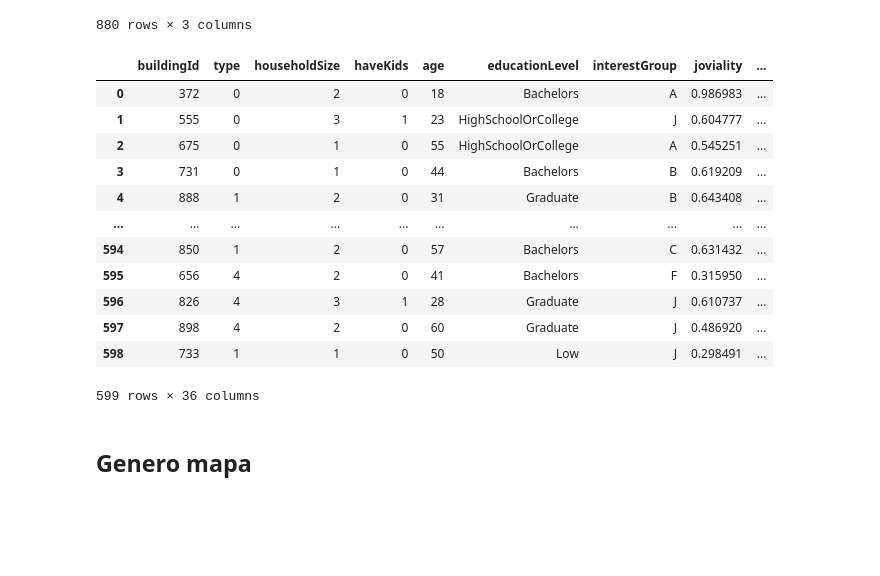
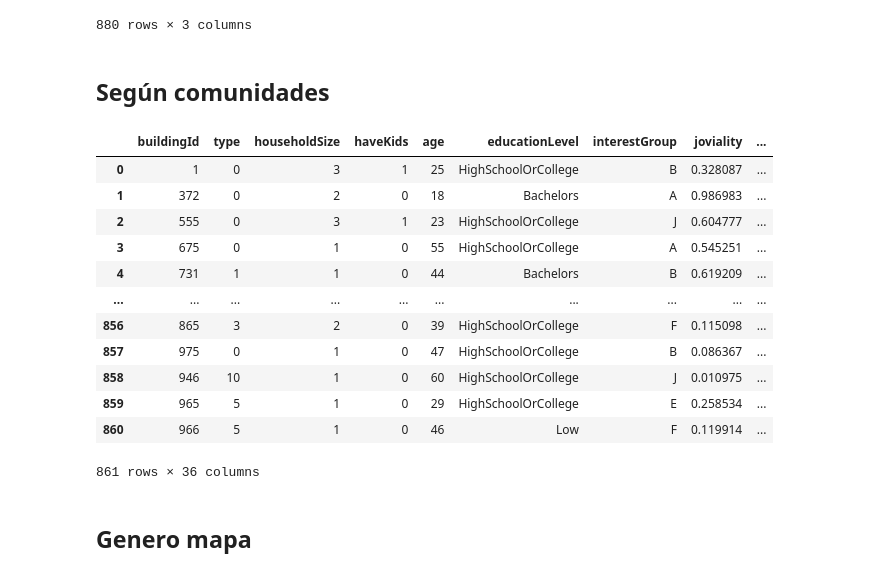
Before and after one commit to ffelicioni/tp_infoviz, a Jupyter notebook: Mapas_Vast_challenge.ipynb, the cells around one changed output. Cells and saved outputs as stored; diff of their text form; code cells hidden in the pictures; blank space fills up the shorter version.

```diff
--- a/Mapas_Vast_challenge.ipynb
+++ b/Mapas_Vast_challenge.ipynb
@@ -403,28 +403,30 @@ df_join3
 | 1009 | 1009 | Nivel1 | POINT (-2366.8125352782386 4880.7... |
 | 1010 | 1010 | Nivel1 | POINT (-2114.6474042009013 2602.8... |
 880 rows × 3 columns
+# %% [markdown]
+## Según comunidades
 # %%
-df_comunidades=pd.read_csv(path+"/Journals/comunidades_com_w.csv")
+df_comunidades=pd.read_csv(path+"/Journals/comunidades_com.csv")
 df_join4=pd.merge(df_comunidades[['participantId','grupo']],df_join,on='participantId',how='left')
 df_join4.grupo=df_join4.grupo.map(str)
 
 df_join4.rename(columns={'loc_apart': "geometry",'grupo':'type','participantId':'buildingId'},inplace=True)
 df_join4['geometry'] = df_join4['geometry'].apply(wkt.loads)
 df_join4
 # %% [output]
 |  | buildingId | type | householdSize | haveKids | age | educationLevel | interestGroup | joviality | ... |
-| 0 | 372 | 0 | 2 | 0 | 18 | Bachelors | A | 0.986983 | ... |
-| 1 | 555 | 0 | 3 | 1 | 23 | HighSchoolOrCollege | J | 0.604777 | ... |
-| 2 | 675 | 0 | 1 | 0 | 55 | HighSchoolOrCollege | A | 0.545251 | ... |
-| 3 | 731 | 0 | 1 | 0 | 44 | Bachelors | B | 0.619209 | ... |
-| 4 | 888 | 1 | 2 | 0 | 31 | Graduate | B | 0.643408 | ... |
+| 0 | 1 | 0 | 3 | 1 | 25 | HighSchoolOrCollege | B | 0.328087 | ... |
+| 1 | 372 | 0 | 2 | 0 | 18 | Bachelors | A | 0.986983 | ... |
+| 2 | 555 | 0 | 3 | 1 | 23 | HighSchoolOrCollege | J | 0.604777 | ... |
+| 3 | 675 | 0 | 1 | 0 | 55 | HighSchoolOrCollege | A | 0.545251 | ... |
+| 4 | 731 | 1 | 1 | 0 | 44 | Bachelors | B | 0.619209 | ... |
 | ... | ... | ... | ... | ... | ... | ... | ... | ... | ... |
-| 594 | 850 | 1 | 2 | 0 | 57 | Bachelors | C | 0.631432 | ... |
-| 595 | 656 | 4 | 2 | 0 | 41 | Bachelors | F | 0.315950 | ... |
-| 596 | 826 | 4 | 3 | 1 | 28 | Graduate | J | 0.610737 | ... |
-| 597 | 898 | 4 | 2 | 0 | 60 | Graduate | J | 0.486920 | ... |
-| 598 | 733 | 1 | 1 | 0 | 50 | Low | J | 0.298491 | ... |
+| 856 | 865 | 3 | 2 | 0 | 39 | HighSchoolOrCollege | F | 0.115098 | ... |
+| 857 | 975 | 0 | 1 | 0 | 47 | HighSchoolOrCollege | B | 0.086367 | ... |
+| 858 | 946 | 10 | 1 | 0 | 60 | HighSchoolOrCollege | J | 0.010975 | ... |
+| 859 | 965 | 5 | 1 | 0 | 29 | HighSchoolOrCollege | E | 0.258534 | ... |
+| 860 | 966 | 5 | 1 | 0 | 46 | Low | F | 0.119914 | ... |
-599 rows × 36 columns
+861 rows × 36 columns
 # %% [markdown]
 ## Genero mapa
 # %% [markdown]
```
Also changed, not shown: parts of 5 cells of this notebook.
